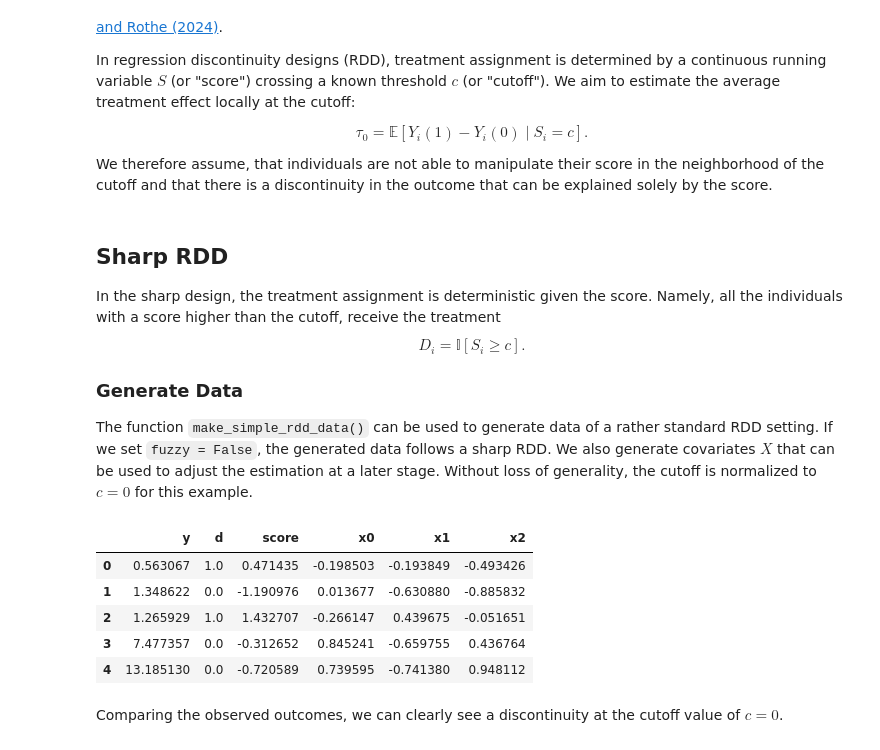
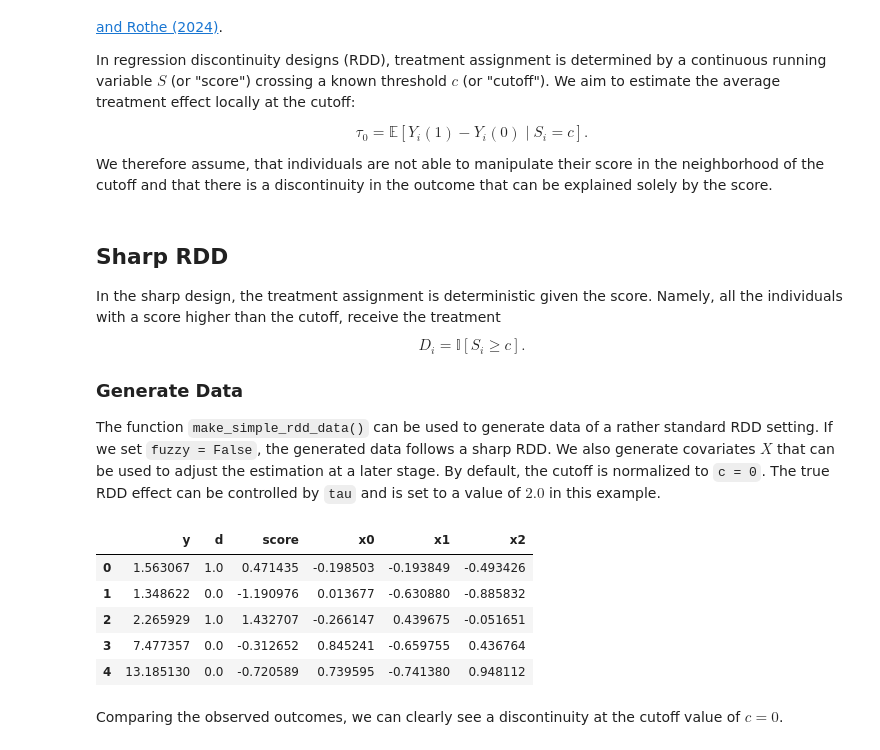
Before and after one commit to DoubleML/doubleml-docs, a Jupyter notebook: doc/examples/py_double_ml_rdflex.ipynb, the cells around one changed output. Cells and saved outputs as stored; diff of their text form; code cells hidden in the pictures.

```diff
--- a/doc/examples/py_double_ml_rdflex.ipynb
+++ b/doc/examples/py_double_ml_rdflex.ipynb
@@ -31,23 +31,24 @@ In the sharp design, the treatment assignment is deterministic given the score.
 ### Generate Data
 
 The function ``make_simple_rdd_data()`` can be used to generate data of a rather standard RDD setting. If we set ``fuzzy = False``, the generated data follows a sharp RDD. We also generate covariates $X$ that can be used to adjust the estimation at a later stage.
-Without loss of generality, the cutoff is normalized to $c = 0$ for this example.
+By default, the cutoff is normalized to ``c = 0``. The true RDD effect can be controlled by ``tau`` and is set to a value of $2.0$ in this example.
 # %%
 np.random.seed(1234)
 
-data_dict = make_simple_rdd_data(n_obs=1000, fuzzy=False)
+true_tau = 2.0
+data_dict = make_simple_rdd_data(n_obs=1000, fuzzy=False, tau=true_tau)
 
 cov_names = ['x' + str(i) for i in range(data_dict['X'].shape[1])]
 df = pd.DataFrame(
     np.column_stack((data_dict['Y'], data_dict['D'], data_dict['score'], data_dict['X'])),
     columns=['y', 'd', 'score'] + cov_names,
 )
 df.head()
 # %% [output]
 |  | y | d | score | x0 | x1 | x2 |
-| 0 | 0.563067 | 1.0 | 0.471435 | -0.198503 | -0.193849 | -0.493426 |
+| 0 | 1.563067 | 1.0 | 0.471435 | -0.198503 | -0.193849 | -0.493426 |
 | 1 | 1.348622 | 0.0 | -1.190976 | 0.013677 | -0.630880 | -0.885832 |
-| 2 | 1.265929 | 1.0 | 1.432707 | -0.266147 | 0.439675 | -0.051651 |
+| 2 | 2.265929 | 1.0 | 1.432707 | -0.266147 | 0.439675 | -0.051651 |
 | 3 | 7.477357 | 0.0 | -0.312652 | 0.845241 | -0.659755 | 0.436764 |
 | 4 | 13.185130 | 0.0 | -0.720589 | 0.739595 | -0.741380 | 0.948112 |
 # %% [markdown]
```
Also changed, not shown: parts of 19 cells of this notebook.
